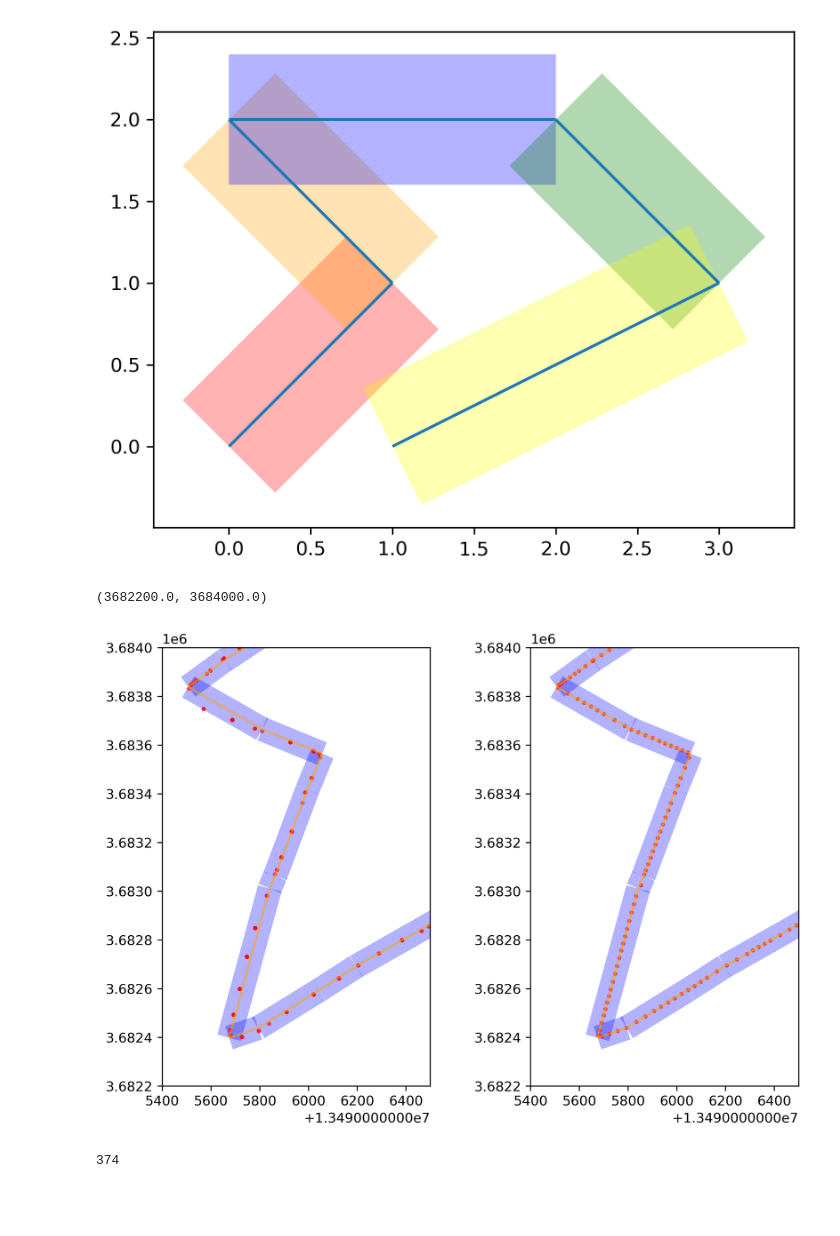
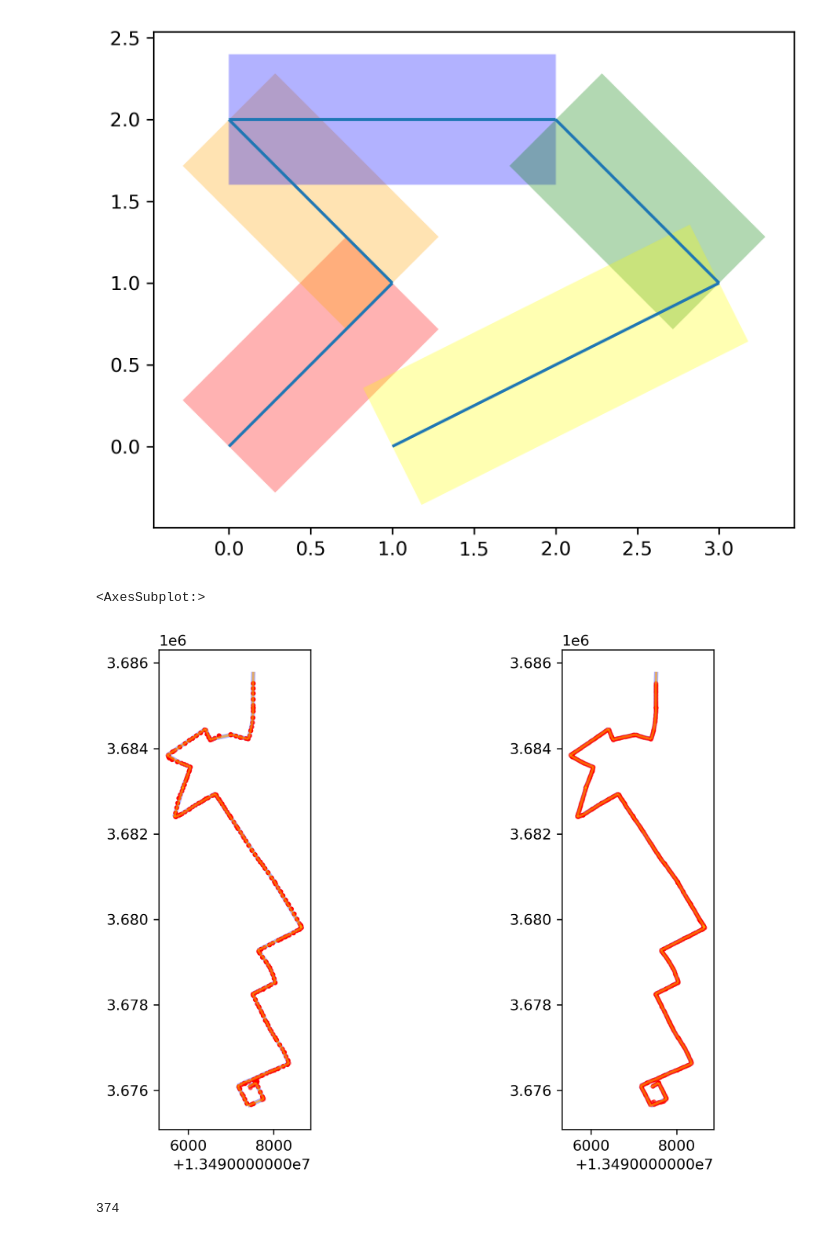
Before and after one commit to Eightina/Tranportation-Statistics-Course-Design, a Jupyter notebook: dataview.ipynb, the cells around one changed output. Cells and saved outputs as stored; diff of their text form; code cells hidden in the pictures; blank space fills up the shorter version.

```diff
--- a/dataview.ipynb
+++ b/dataview.ipynb
@@ -63,13 +77,13 @@ gps = generate_3857_df(gps)
 # %%
 # mapdf = pd.read_excel('./data/map/map_up.xlsx')
-mapdf = pd.read_excel('./data/map/map_up.xlsx')
+mapdf = pd.read_excel('./data/map/map_down.xlsx')
 mapdf = generate_3857_df(mapdf)
 
 mapline = generate_lines(mapdf)
 mapline = generate_buffers(mapline)
 mapline = generate_base_length(mapline)
 # %%
-routine = generate_routine(gps, 20, 0)
+routine = generate_routine(gps, 42, 1)
 # %%
 og_routine = generate_belonging_relations(routine, mapline)
 routine = og_routine.copy(deep=True)
@@ -183,40 +200,40 @@ plt_mapline['rect_buffer'].plot(ax = ax[0], color = 'blue', alpha=0.3)
 plt_mapline.plot(ax = ax[0], color = 'orange',alpha=0.6)
 plt_routine.plot(ax = ax[0], color = 'red', alpha = 0.5, markersize = 5)
 
-ax[0].set_xlim((5400+1.349e7, 6500+1.349e7))
-ax[0].set_ylim((3.6822e6, 3.684e6))
+# ax[0].set_xlim((5400+1.349e7, 6500+1.349e7))
+# ax[0].set_ylim((3.6822e6, 3.684e6))
 # ax[0].set_xlim((7000+1.349e7, 8000+1.349e7))
 # ax[0].set_ylim((3.685e6, 3.686e6))
 
 plt_mapline['rect_buffer'].plot(ax = ax[1], color = 'blue', alpha=0.3)
 plt_mapline.plot(ax = ax[1], color = 'orange',alpha=0.6)
 adjusted_routine = gpd.GeoDataFrame({'geometry':plt_routine['adjusted_geometry']})
 adjusted_routine.plot(ax = ax[1], color = 'red', alpha = 0.5, markersize = 5)
 
 
-ax[1].set_xlim((5400+1.349e7, 6500+1.349e7))
-ax[1].set_ylim((3.6822e6, 3.684e6))
+# ax[1].set_xlim((5400+1.349e7, 6500+1.349e7))
+# ax[1].set_ylim((3.6822e6, 3.684e6))
 # ax[1].set_xlim((7000+1.349e7, 8000+1.349e7))
 # ax[1].set_ylim((3.685e6, 3.686e6))
 
 # mapline['rect_buffer'].plot(ax = ax[2], color = 'blue', alpha=0.3)
 # mapline.plot(ax = ax[2], color = 'orange',alpha=0.6)
 # adjusted_routine = gpd.GeoDataFrame({'geometry':test_routine['adjusted_geometry']})
 # adjusted_routine.plot(ax = ax[2], color = 'red', alpha = 0.5, markersize = 5)
 # # routine['adjusted_geometry'].plot(ax = ax[1], color = 'red', alpha = 0.5, markersize = 5)
 
 # # ax[1].set_xlim((5400+1.349e7, 6500+1.349e7))
 # # ax[1].set_ylim((3.6822e6, 3.684e6))
 # ax[2].set_xlim((7000+1.349e7, 8000+1.349e7))
 # ax[2].set_ylim((3.685e6, 3.686e6))
 
 # ax[0].set_xlim((7800+1.349e7, 9000+1.349e7))
 # ax[0].set_ylim((3.679e6, 3.682e6))
 # ax[1].set_xlim((7800+1.349e7, 9000+1.349e7))
 # ax[1].set_ylim((3.679e6, 3.682e6))
 # %% [output]
-(3682200.0, 3684000.0)
+<AxesSubplot:>
-[figure, old version]
+[figure, new version]
 # %%
 370
 371
```
Also changed, not shown: parts of 9 cells of this notebook, 2 other files.
